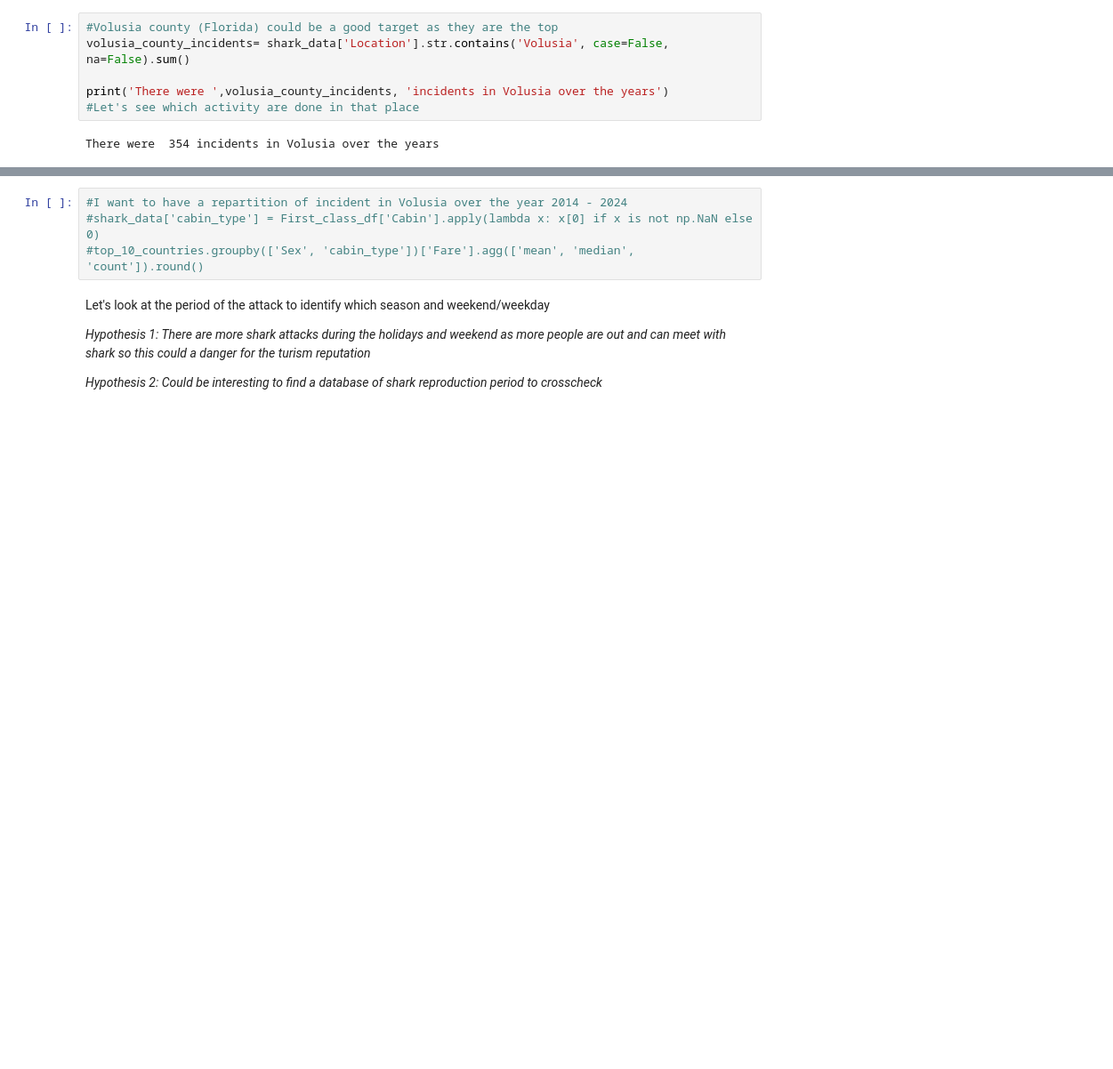
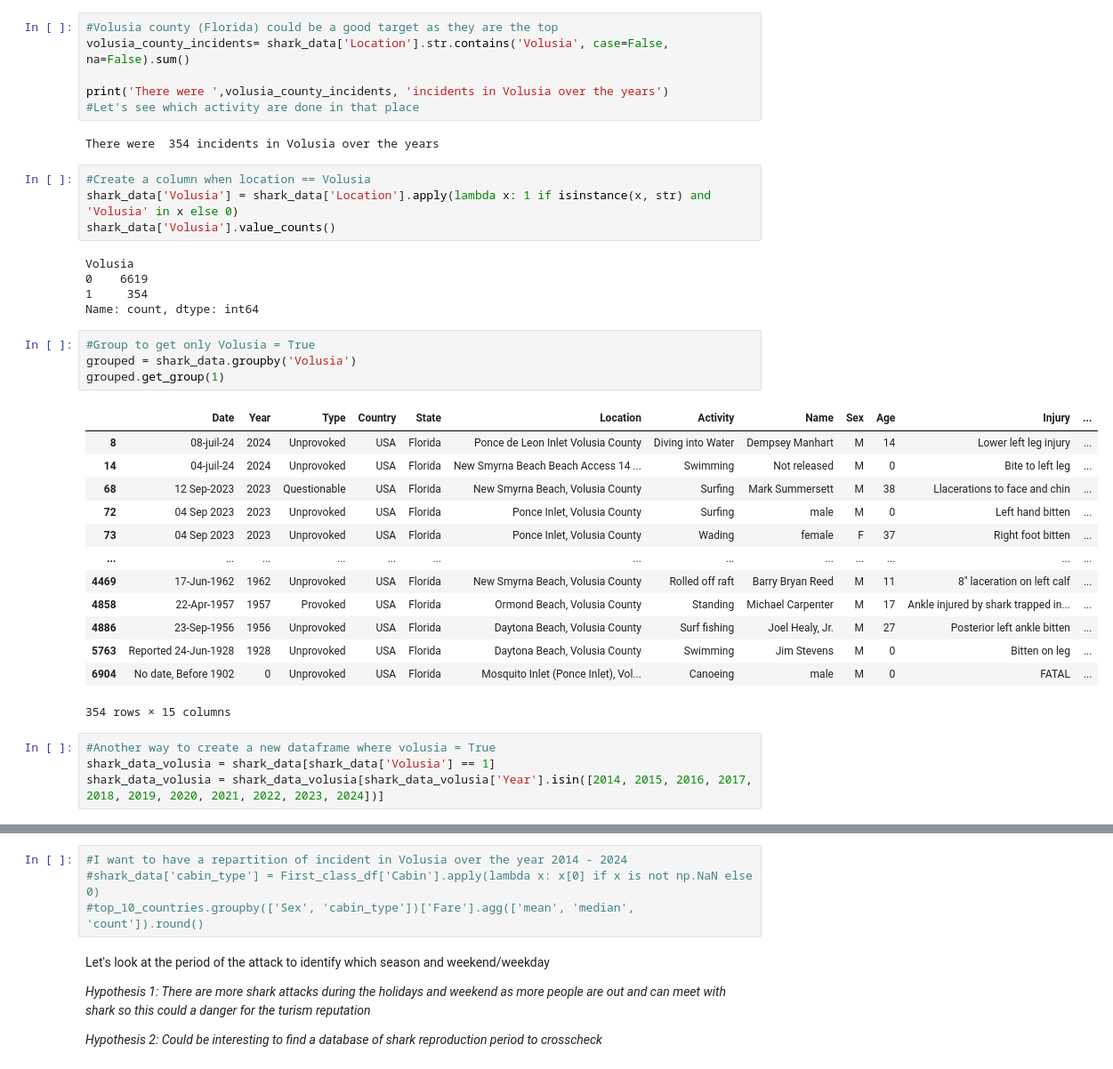
Before and after one commit to TheLazyCactus/Shark_Project, a Jupyter notebook: Shark_attack_working_document.ipynb, the cells around one changed output, grey strips where cells are left out. Shown at 89% size. Saved outputs shown, nothing was run; the diff lists cells and outputs as text; blank space fills up the shorter version.

```diff
--- a/Shark_attack_working_document.ipynb
+++ b/Shark_attack_working_document.ipynb
@@ -311,3 +311,34 @@ print('There were ',volusia_county_incidents, 'incidents in Volusia over the yea
 #Let's see which activity are done in that place
 # %% [output]
 There were  354 incidents in Volusia over the years
+# %%
+#Create a column when location == Volusia
+shark_data['Volusia'] = shark_data['Location'].apply(lambda x: 1 if isinstance(x, str) and 'Volusia' in x else 0)
+shark_data['Volusia'].value_counts()
+# %% [output]
+Volusia
+0    6619
+1     354
+Name: count, dtype: int64
+# %%
+#Group to get only Volusia = True
+grouped = shark_data.groupby('Volusia')
+grouped.get_group(1)
+# %% [output]
+|  | Date | Year | Type | Country | State | Location | Activity | Name | Sex | Age | Injury | ... |
+| 8 | 08-juil-24 | 2024 | Unprovoked | USA | Florida | Ponce de Leon Inlet Volusia County | Diving into Water | Dempsey Manhart | M | 14 | Lower left leg injury | ... |
+| 14 | 04-juil-24 | 2024 | Unprovoked | USA | Florida | New Smyrna Beach Beach Access 14 ... | Swimming | Not released | M | 0 | Bite to left leg | ... |
+| 68 | 12 Sep-2023 | 2023 | Questionable | USA | Florida | New Smyrna Beach, Volusia County | Surfing | Mark Summersett | M | 38 | Llacerations to face and chin | ... |
+| 72 | 04 Sep 2023 | 2023 | Unprovoked | USA | Florida | Ponce Inlet, Volusia County | Surfing | male | M | 0 | Left hand bitten | ... |
+| 73 | 04 Sep 2023 | 2023 | Unprovoked | USA | Florida | Ponce Inlet, Volusia County | Wading | female | F | 37 | Right foot bitten | ... |
+| ... | ... | ... | ... | ... | ... | ... | ... | ... | ... | ... | ... | ... |
+| 4469 | 17-Jun-1962 | 1962 | Unprovoked | USA | Florida | New Smyrna Beach, Volusia County | Rolled off raft | Barry Bryan Reed | M | 11 | 8" laceration on left calf | ... |
+| 4858 | 22-Apr-1957 | 1957 | Provoked | USA | Florida | Ormond Beach, Volusia County | Standing | Michael Carpenter | M | 17 | Ankle injured by shark trapped in... | ... |
+| 4886 | 23-Sep-1956 | 1956 | Unprovoked | USA | Florida | Daytona Beach, Volusia County | Surf fishing | Joel Healy, Jr. | M | 27 | Posterior left ankle bitten | ... |
+| 5763 | Reported 24-Jun-1928 | 1928 | Unprovoked | USA | Florida | Daytona Beach, Volusia County | Swimming | Jim Stevens | M | 0 | Bitten on leg | ... |
+| 6904 | No date, Before 1902 | 0 | Unprovoked | USA | Florida | Mosquito Inlet (Ponce Inlet), Vol... | Canoeing | male | M | 0 | FATAL | ... |
+354 rows × 15 columns
+# %%
+#Another way to create a new dataframe where volusia = True
+shark_data_volusia = shark_data[shark_data['Volusia'] == 1]
+shark_data_volusia = shark_data_volusia[shark_data_volusia['Year'].isin([2014, 2015, 2016, 2017, 2018, 2019, 2020, 2021, 2022, 2023, 2024])]
```
Also changed, not shown: parts of 6 cells of this notebook.
